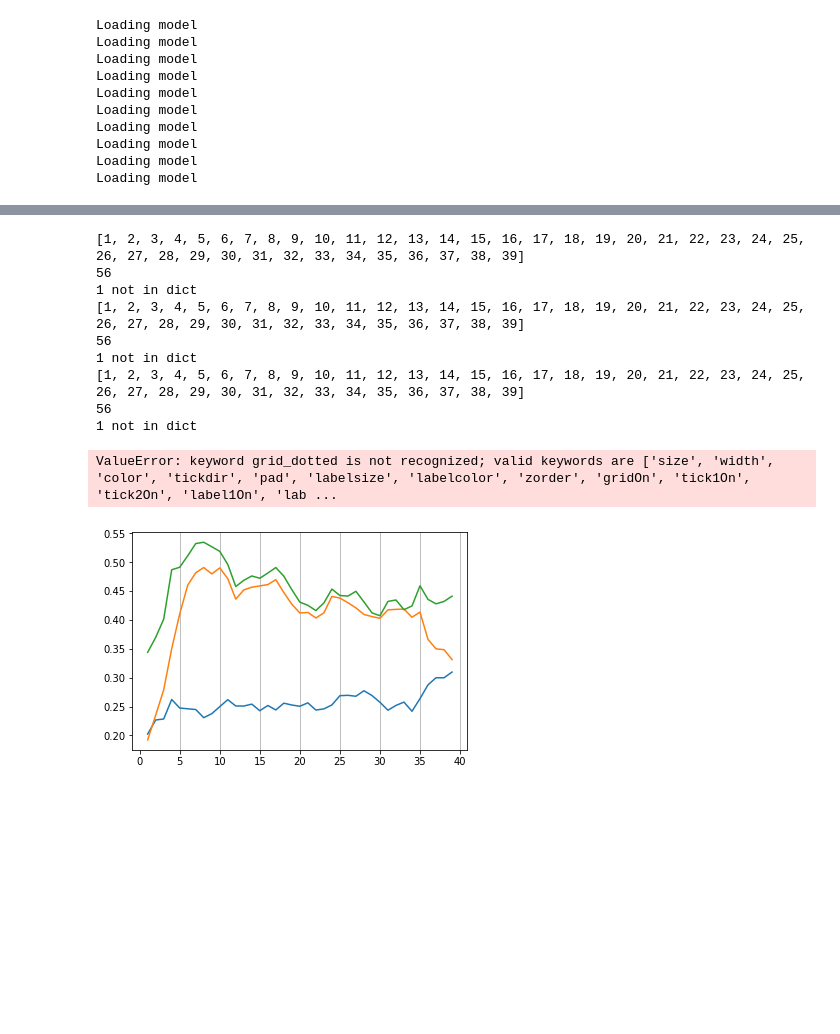
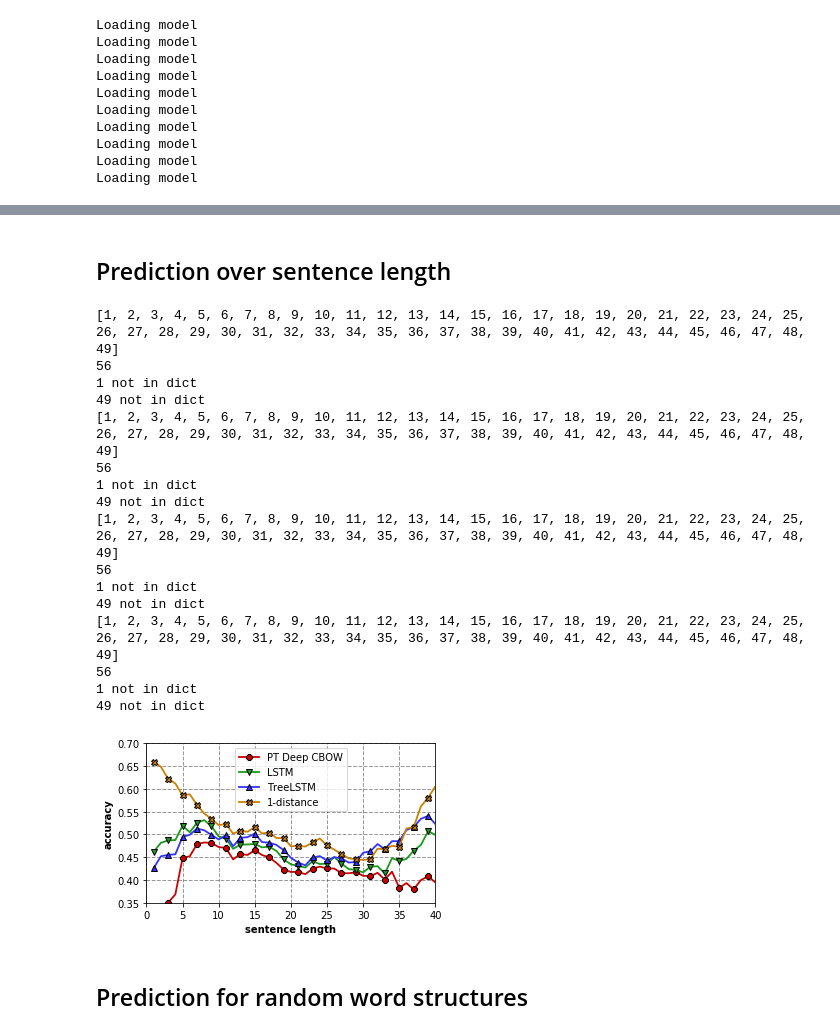
Before and after one commit to phlippe/SentimentClassification_TreeLSTM, a Jupyter notebook: notebooks/Mandatory_models.ipynb, the cells around one changed output, grey strips where cells are left out. Drawn from its saved outputs; the diff is of its cells as text; code cells hidden in the pictures; blank space fills up the shorter version.

Commit message:
Adding more plots

```diff
--- a/notebooks/Mandatory_models.ipynb
+++ b/notebooks/Mandatory_models.ipynb
@@ -1558,6 +1592,7 @@ def evaluate(model, data,
     """Accuracy of a model on given data set (using minibatches)"""
     correct = 0
     total = 0
+    preds = list()
     model.eval()  # disable dropout
 
     for mb in batch_fn(data, batch_size=batch_size, shuffle=False):
@@ -1570,8 +1605,10 @@ def evaluate(model, data,
         # add the number of correct predictions to the total correct
         correct += (predictions == targets.view(-1)).sum().item()
         total += targets.size(0)
+        for i in range(predictions.size(0)):
+            preds.append(predictions[i].item())
 
-    return correct, total, correct / float(total)
+    return correct, preds, correct / float(total)
 # %% [markdown]
 # LSTM (Mini-batched)
 # %% [markdown]
@@ -2287,5 +2381,5 @@ Loading model
 # %%
 tree_lstm_preds = list()
 for i in range(10):
-    tree_lstm_test_preds = get_test_predictions(get_tree_lstm_model(), file_prefix="TreeLSTM_" + str(i).zfill(2))
+    tree_lstm_test_preds = get_test_predictions(get_tree_lstm(), file_prefix="TreeLSTM_" + str(i).zfill(2), batch_fn=get_minibatch, prep_fn=prepare_treelstm_minibatch, eval_fn=evaluate)
     tree_lstm_preds.append(tree_lstm_test_preds)
@@ -2292,7 +2401,19 @@ for i in range(10):
+# %%
+def read_model_prediction_file(filename):
+    with open(filename, "r") as f:
+        l = f.readlines()[0]
+        return [[int(x) for x in w.split(" ")] for w in l.split("#")]
+# %%
+our_model_2nd_highest_preds = read_model_prediction_file("preds_2nd_highest.txt")
+our_model_binary_preds = read_model_prediction_file("preds_binary.txt")
+our_model_1distance_preds = read_model_prediction_file("preds_1distance.txt")
+# %% [markdown]
+## Prediction over sentence length
 # %%
 max_test_len = max([len(d.tokens) for d in test_data])
 # poss_testlen = list(set([len(d.tokens) for d in test_data]))
-max_test_len = 40
+max_test_len = 50
+plt.rcParams["font.family"] = "Times New Roman"
 
 def get_acc_over_senlen(pred_list):
     correct_preds_by_sen_len = dict()
@@ -2304,42 +2425,77 @@ def get_acc_over_senlen(pred_list):
         correct_preds_by_sen_len[sen_len].append(acc)
     return correct_preds_by_sen_len
 
-def plot_acc_over_senlen(acc_over_senlen, model_names, bin_size=1):
-    for name, model_acc in zip(model_names, acc_over_senlen):
+def plot_acc_over_senlen(acc_over_senlen, model_names, colors=None, markers=None, bin_size=1, window_size=3):
+    plt.figure(figsize=(5,3))
+    for name, model_acc, model_index in zip(model_names, acc_over_senlen, list(range(len(model_names)))):
         pred_points = list()
         x_list = [i * bin_size for i in range(1,int(math.ceil(max_test_len*1.0/bin_size)))]
         print(x_list)
         print(max(model_acc.keys()))
         for x in x_list:
             acc_list = list()
             for i in range(min(bin_size, max_test_len - x)):
                 if x+i in model_acc:
                     acc_list += model_acc[x+i]
                 else:
                     print(str(x+i) + " not in dict")
             if len(acc_list) == 0:
                 pred_points.append(0)
+                # pred_points.append([])
             else:
                 pred_points.append(sum(acc_list)*1.0/len(acc_list))
+                # pred_points.append(acc_list)
         smoothed_preds = list()
         for x in x_list:
-            sub_points = pred_points[max(0,x-3):min(len(pred_points), x+3)]
-            smoothed_preds.append(sum(sub_points)*1.0/len(sub_points))
-        plt.plot(x_list, smoothed_preds, label=name)
-    plt.grid(dotted=True)
+            # sub_points = list()
+            # for p in pred_points[max(0,x-window_size):min(len(pred_points), x+window_size+1)]:
+            #     sub_points += p
+            # smoothed_preds.append(mean(sub_points))
+            sub_points = pred_points[max(0,x-window_size):min(len(pred_points), x+window_size+1)]
+            sub_points = [d for d in sub_points if d > 0]
+            if len(sub_points) > 0:
+                smoothed_preds.append(sum(sub_points)*1.0/len(sub_points))
+            else:
+                smoothed_preds.append(1)
+        c = None
+        m = None
+        if colors is not None:
+            c = colors[model_index]
+        if markers is not None:
+            m = markers[model_index]
+        plt.plot(x_list, smoothed_preds, label=name, color=c, linewidth=1.8, marker=m, markeredgecolor=(0.0,0.0,0.0),markevery=2)
+    plt.grid(linestyle='dashed', linewidth=1, color=(0.0,0.0,0.0),alpha=0.4)
+    plt.xlabel("sentence length", fontweight='bold')
+    plt.ylabel("accuracy", fontweight='bold')
+    plt.xlim(0,40)
+    plt.ylim(0.35, 0.7)
     plt.legend()
+    plt.tight_layout()
+    plt.savefig("figures/accuracy_over_sentence_length.pdf")
     plt.show()
 
-plot_acc_over_senlen([get_acc_over_senlen(bow_preds), get_acc_over_senlen(pt_deep_cbow_preds), get_acc_over_senlen(lstm_preds)], ["BOW", "PT Deep CBOW", "LSTM"])
+plot_acc_over_senlen(acc_over_senlen=[get_acc_over_senlen(pt_deep_cbow_preds), get_acc_over_senlen(lstm_preds), get_acc_over_senlen(tree_lstm_preds), get_acc_over_senlen(our_model_1distance_preds)],
+                     model_names=["PT Deep CBOW", "LSTM", "TreeLSTM", "1-distance"],
+                     colors=[(0.8,0.0,0.0),(0.1,0.6,0.1),(0.2,0.2,1.0), (0.8,0.5,0.0)],
+                     markers=["8","v","^","X"])
+# get_acc_over_senlen(bow_preds),
 # %% [output]
-[1, 2, 3, 4, 5, 6, 7, 8, 9, 10, 11, 12, 13, 14, 15, 16, 17, 18, 19, 20, 21, 22, 23, 24, 25, 26, 27, 28, 29, 30, 31, 32, 33, 34, 35, 36, 37, 38, 39]
+[1, 2, 3, 4, 5, 6, 7, 8, 9, 10, 11, 12, 13, 14, 15, 16, 17, 18, 19, 20, 21, 22, 23, 24, 25, 26, 27, 28, 29, 30, 31, 32, 33, 34, 35, 36, 37, 38, 39, 40, 41, 42, 43, 44, 45, 46, 47, 48, 49]
 56
 1 not in dict
-[1, 2, 3, 4, 5, 6, 7, 8, 9, 10, 11, 12, 13, 14, 15, 16, 17, 18, 19, 20, 21, 22, 23, 24, 25, 26, 27, 28, 29, 30, 31, 32, 33, 34, 35, 36, 37, 38, 39]
+49 not in dict
+[1, 2, 3, 4, 5, 6, 7, 8, 9, 10, 11, 12, 13, 14, 15, 16, 17, 18, 19, 20, 21, 22, 23, 24, 25, 26, 27, 28, 29, 30, 31, 32, 33, 34, 35, 36, 37, 38, 39, 40, 41, 42, 43, 44, 45, 46, 47, 48, 49]
 56
 1 not in dict
-[1, 2, 3, 4, 5, 6, 7, 8, 9, 10, 11, 12, 13, 14, 15, 16, 17, 18, 19, 20, 21, 22, 23, 24, 25, 26, 27, 28, 29, 30, 31, 32, 33, 34, 35, 36, 37, 38, 39]
+49 not in dict
+[1, 2, 3, 4, 5, 6, 7, 8, 9, 10, 11, 12, 13, 14, 15, 16, 17, 18, 19, 20, 21, 22, 23, 24, 25, 26, 27, 28, 29, 30, 31, 32, 33, 34, 35, 36, 37, 38, 39, 40, 41, 42, 43, 44, 45, 46, 47, 48, 49]
 56
 1 not in dict
+49 not in dict
+[1, 2, 3, 4, 5, 6, 7, 8, 9, 10, 11, 12, 13, 14, 15, 16, 17, 18, 19, 20, 21, 22, 23, 24, 25, 26, 27, 28, 29, 30, 31, 32, 33, 34, 35, 36, 37, 38, 39, 40, 41, 42, 43, 44, 45, 46, 47, 48, 49]
+56
+1 not in dict
+49 not in dict
-ValueError: keyword grid_dotted is not recognized; valid keywords are ['size', 'width', 'color', 'tickdir', 'pad', 'labelsize', 'labelcolor', 'zorder', 'gridOn', 'tick1On', 'tick2On', 'label1On', 'lab ...
-[figure, old version]
+[figure, new version]
+# %% [markdown]
+## Prediction for random word structures
```
Also changed, not shown: parts of 45 cells of this notebook.
